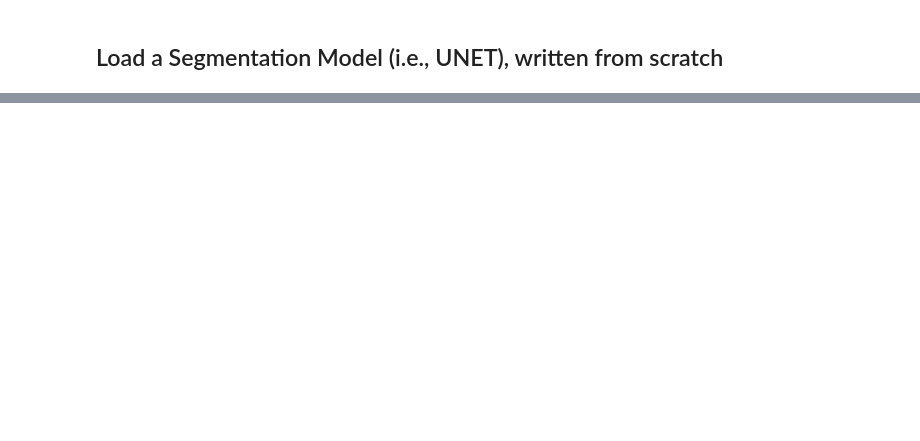
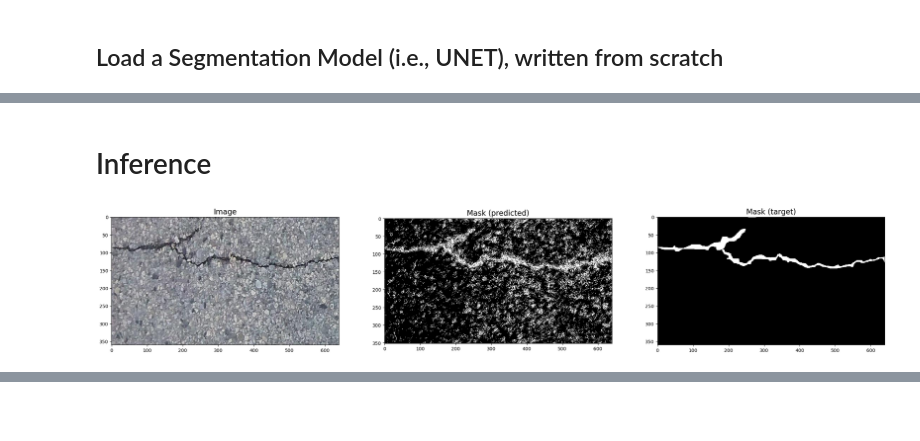
Before and after one commit to tekboart/crack-binary-semantic-segmentaion, a Jupyter notebook: 0 Interview/HKUST/train.ipynb, the cells around one changed output, grey strips where cells are left out. Saved outputs shown, nothing was run; the diff lists cells and outputs as text; code cells hidden in the pictures; blank space fills up the shorter version.

```diff
--- a/0 Interview/HKUST/train.ipynb
+++ b/0 Interview/HKUST/train.ipynb
@@ -136,0 +308,29 @@ plt.show()
+# %% [markdown]
+# Inference
+# %%
+img_addr = os.path.join('images', '') + '20160222_081011_1_721.jpg'
+mask_addr = os.path.join('images', '') + '20160222_081011_1_721_mask.png'
+
+# inference_semantic_seg(img_addr, model=model, thresh=0.5, )
+
+img = Image.open(img_addr)
+mask = Image.open(mask_addr)
+
+# normalize [-1, 1] the PIL image as a torch.Tensor
+img_tensor = (TF.functional.pil_to_tensor(img) / 127.5 - 1)
+
+yhat = model(img_tensor.unsqueeze(dim=0))
+yhat_c_last = yhat[0].moveaxis(0, -1).detach().numpy()
+thresh = 0.5
+mask_batch = np.where(yhat_c_last >= thresh, 255, 0)
+
+fig, axes = plt.subplots(1, 3, figsize=(30, 10))
+axes[0].imshow(img)
+axes[0].set_title('Image', fontsize=16)
+axes[1].imshow(mask_batch, cmap='gray')
+axes[1].set_title('Mask (predicted)', fontsize=16)
+axes[2].imshow(mask, cmap='gray')
+axes[2].set_title('Mask (target)', fontsize=16)
+plt.show()
+# %% [output]
+[figure, added]
```
Also changed, not shown: parts of 17 cells of this notebook.
